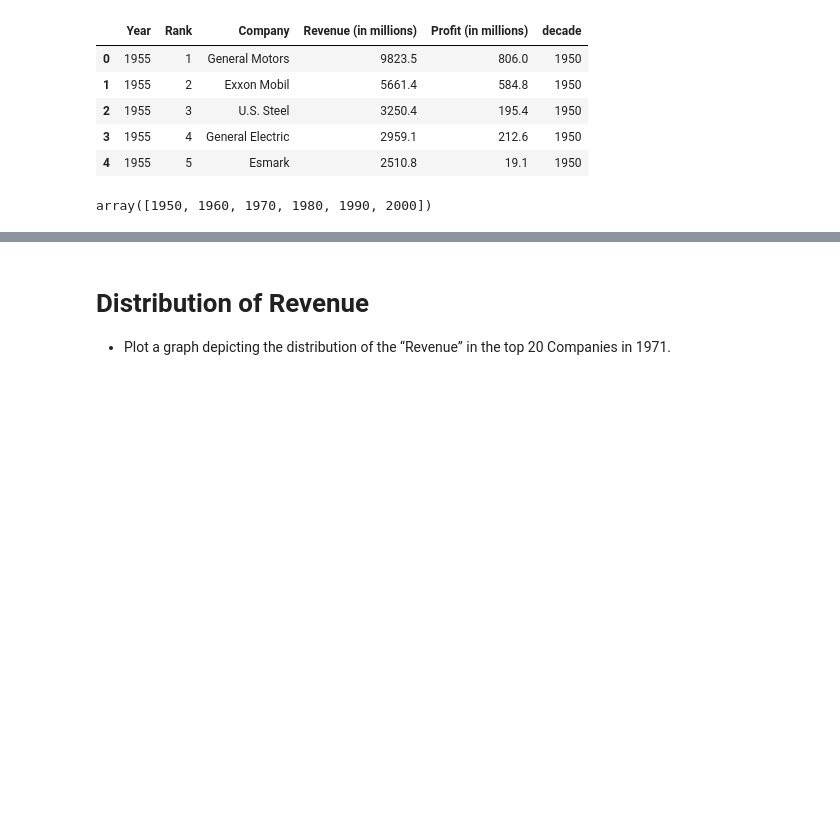
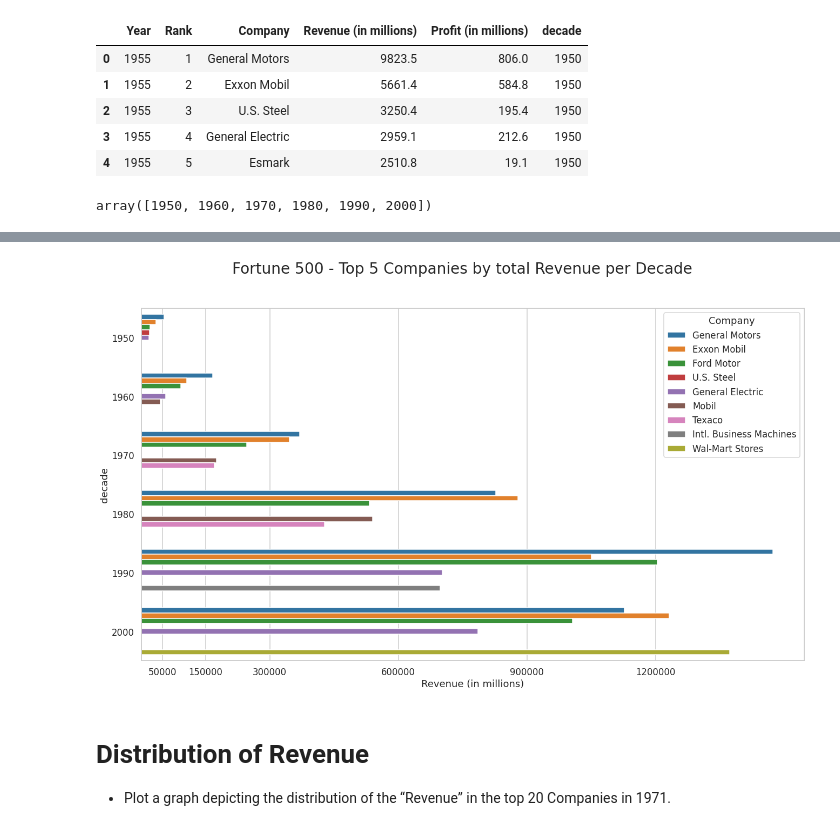
Before and after one commit to sean-halpin/data_vis, a Jupyter notebook: data_vis.ipynb, the cells around one changed output, grey strips where cells are left out. Drawn from its saved outputs; the diff is of its cells as text; code cells hidden in the pictures; blank space fills up the shorter version.

```diff
--- a/data_vis.ipynb
+++ b/data_vis.ipynb
@@ -163,0 +185,7 @@ df_decade[['decade', 'Company', 'Revenue (in millions)',	'Profit (in millions)']
+# %%
+dec1 = agg_decade.loc[agg_decade['decade'] == 1950].sort_values("Revenue (in millions)", ascending=False).head()
+dec2 = agg_decade.loc[agg_decade['decade'] == 1960].sort_values("Revenue (in millions)", ascending=False).head()
+dec3 = agg_decade.loc[agg_decade['decade'] == 1970].sort_values("Revenue (in millions)", ascending=False).head()
+dec4 = agg_decade.loc[agg_decade['decade'] == 1980].sort_values("Revenue (in millions)", ascending=False).head()
+dec5 = agg_decade.loc[agg_decade['decade'] == 1990].sort_values("Revenue (in millions)", ascending=False).head()
+dec6 = agg_decade.loc[agg_decade['decade'] == 2000].sort_values("Revenue (in millions)", ascending=False).head()
@@ -164,3 +201,20 @@ df_decade[['decade', 'Company', 'Revenue (in millions)',	'Profit (in millions)']
+# %%
+plot_data = dec1.append(dec2, ignore_index=True)
+plot_data = plot_data.append(dec3, ignore_index=True)
+plot_data = plot_data.append(dec4, ignore_index=True)
+plot_data = plot_data.append(dec5, ignore_index=True)
+plot_data = plot_data.append(dec6, ignore_index=True)
+# %%
+import seaborn as sns
+import matplotlib.pyplot as plt
+
+plt.figure(figsize=(22,12))
+plt.ticklabel_format(style='plain', axis='x')
+ax = sns.barplot(x="Revenue (in millions)", y="decade", hue='Company', orient="h",data=plot_data)
+ax.set(xticks=[50000,150000,300000,600000,900000,1200000]);
+plt.suptitle("Fortune 500 - Top 5 Companies by total Revenue per Decade", fontsize=28);
+# %% [output]
+[figure, added]
 # %% [markdown]
 # Distribution of Revenue
 
```
Also changed, not shown: parts of 7 cells of this notebook.
